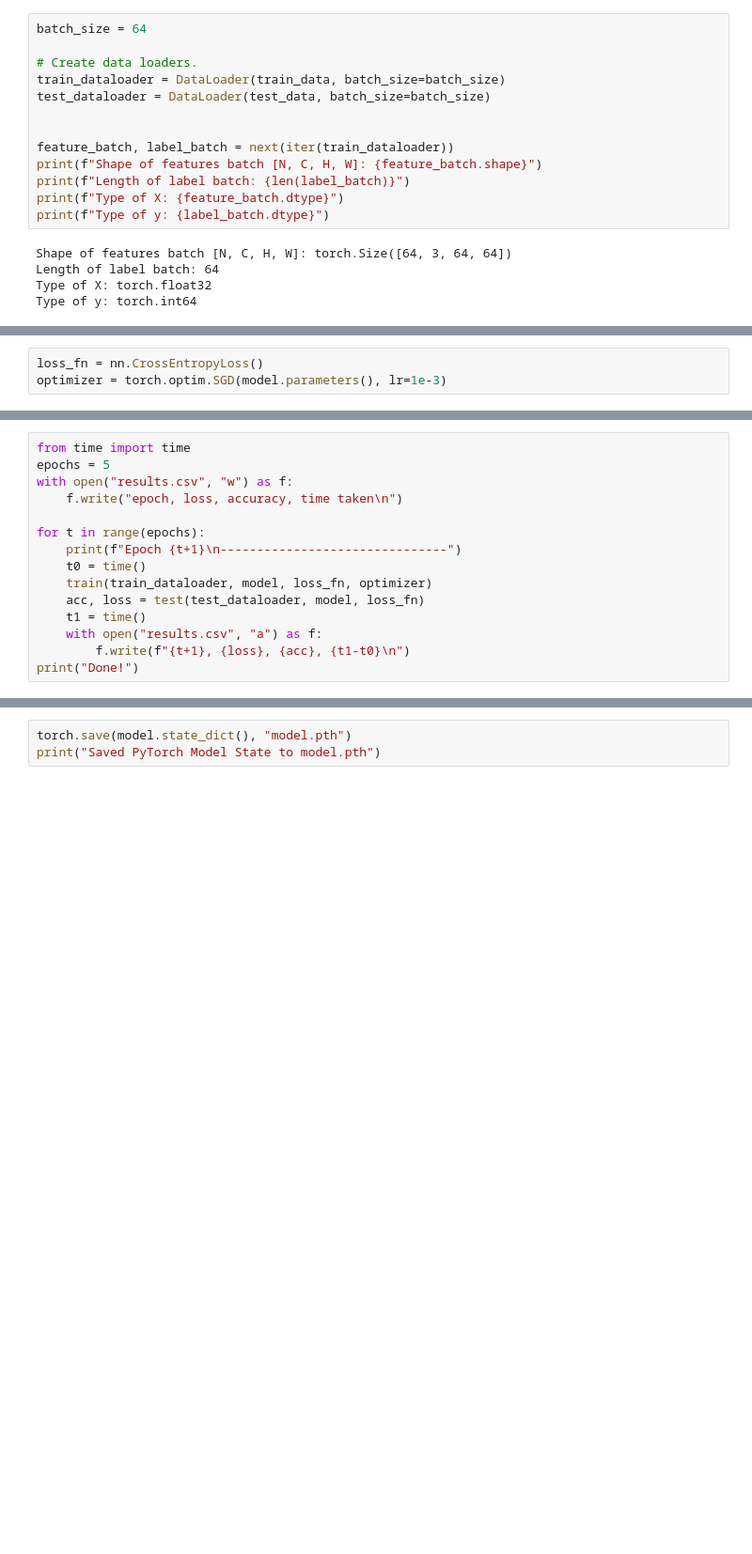
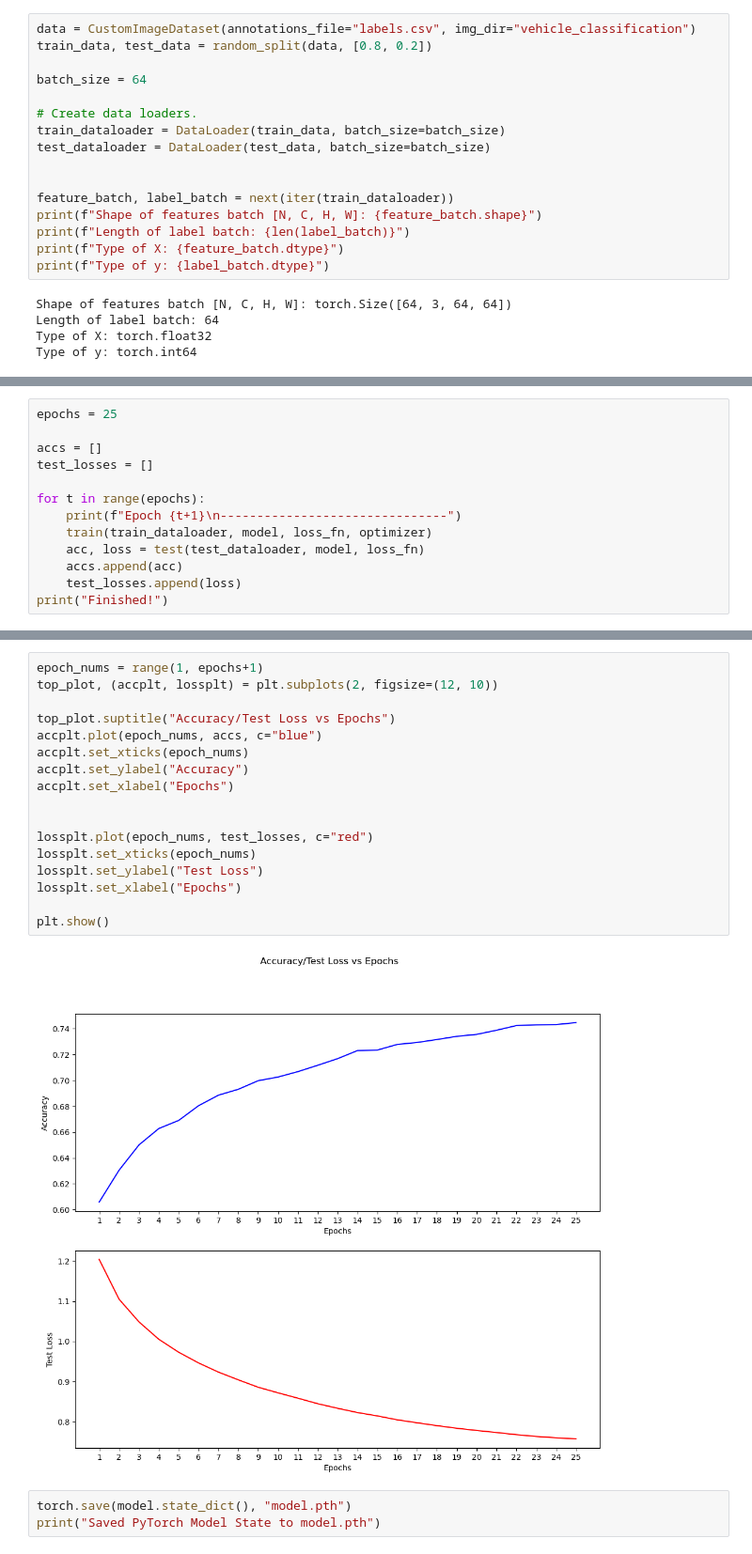
Before and after one commit to rishabhreng/vehicle_classification, a Jupyter notebook: vehicleTrain.ipynb, the cells around one changed output, grey strips where cells are left out. Shown: that part at 94% size. Drawn from its saved outputs; the diff is of its cells as text; blank space fills up the shorter version.

Commit message:
refactoring, retrain for 25 epoch

```diff
--- a/vehicleTrain.ipynb
+++ b/vehicleTrain.ipynb
@@ -58,4 +57,7 @@ train_data, test_data = random_split(data, [0.8, 0.2])
 # %%
+data = CustomImageDataset(annotations_file="labels.csv", img_dir="vehicle_classification")
+train_data, test_data = random_split(data, [0.8, 0.2])
+
 batch_size = 64
 
 # Create data loaders.
@@ -123,5 +165,2 @@ CNN(
   )
 )
-# %%
-loss_fn = nn.CrossEntropyLoss()
-optimizer = torch.optim.SGD(model.parameters(), lr=1e-3)
@@ -160,18 +167,16 @@ def test(dataloader, model, loss_fn):
 # %%
-from time import time
-epochs = 5
-with open("results.csv", "w") as f:
-    f.write("epoch, loss, accuracy, time taken\n")
+epochs = 25
+
+accs = []
+test_losses = []
 
 for t in range(epochs):
     print(f"Epoch {t+1}\n-------------------------------")
-    t0 = time()
     train(train_dataloader, model, loss_fn, optimizer)
     acc, loss = test(test_dataloader, model, loss_fn)
-    t1 = time()
-    with open("results.csv", "a") as f:
-        f.write(f"{t+1}, {loss}, {acc}, {t1-t0}\n")
-print("Done!")
+    accs.append(acc)
+    test_losses.append(loss)
+print("Finished!")
 # %% [output]
 Epoch 1
 -------------------------------
@@ -193,3 +198,22 @@ Done!
+# %%
+epoch_nums = range(1, epochs+1)
+top_plot, (accplt, lossplt) = plt.subplots(2, figsize=(12, 10))
+
+top_plot.suptitle("Accuracy/Test Loss vs Epochs")
+accplt.plot(epoch_nums, accs, c="blue")
+accplt.set_xticks(epoch_nums)
+accplt.set_ylabel("Accuracy")
+accplt.set_xlabel("Epochs")
+
+
+lossplt.plot(epoch_nums, test_losses, c="red")
+lossplt.set_xticks(epoch_nums)
+lossplt.set_ylabel("Test Loss")
+lossplt.set_xlabel("Epochs")
+
+plt.show()
+# %% [output]
+[figure, added]
 # %%
 torch.save(model.state_dict(), "model.pth")
 print("Saved PyTorch Model State to model.pth")
```
Also changed, not shown: parts of 11 cells of this notebook, 2 other files.
